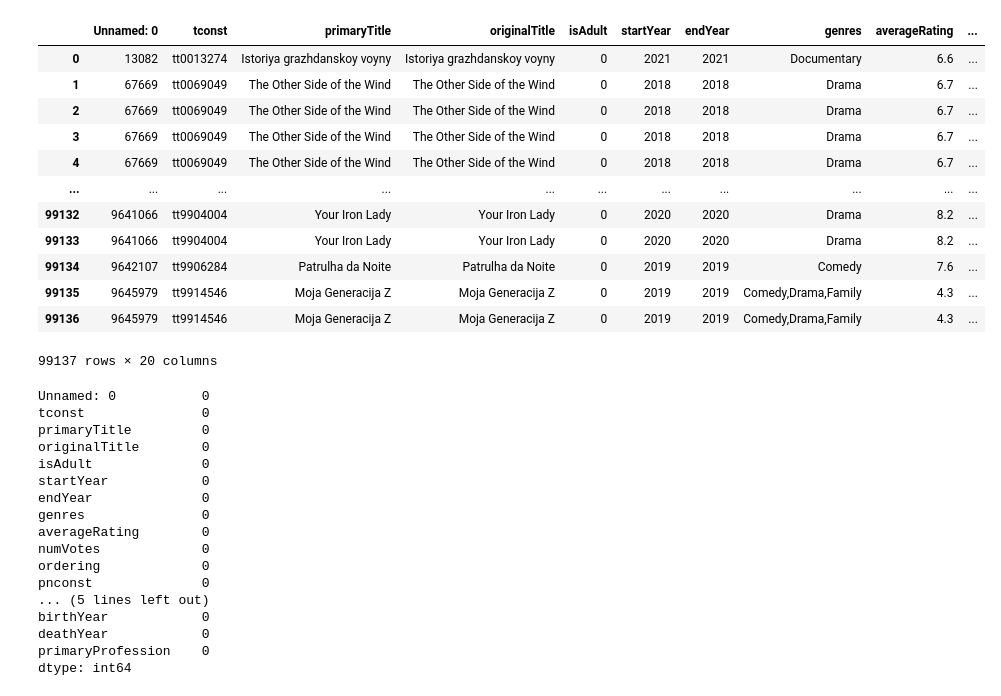
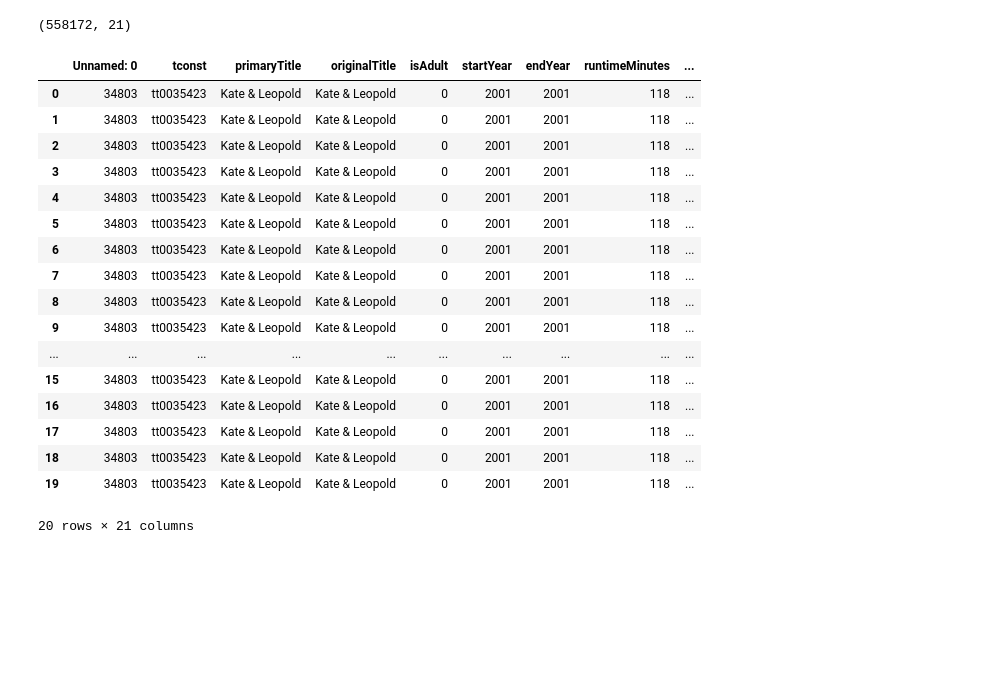
Before and after one commit to Lozzio99/Madness, a Jupyter notebook: MadAnalysis.ipynb, the cells around one changed output. Saved outputs shown, nothing was run; the diff lists cells and outputs as text; code cells hidden in the pictures; blank space fills up the shorter version.

```diff
--- a/MadAnalysis.ipynb
+++ b/MadAnalysis.ipynb
@@ -3,40 +3,28 @@ import pandas as pd
 import seaborn as sns
 # %%
 db = pd.read_csv('db_files/db_cleaned.csv')
+# %%
+db.shape
+# %% [output]
+(558172, 21)
 # %%
-db.head(10)
-db
+db.head(20)
 # %% [output]
-|  | Unnamed: 0 | tconst | primaryTitle | originalTitle | isAdult | startYear | endYear | genres | averageRating | ... |
-| 0 | 13082 | tt0013274 | Istoriya grazhdanskoy voyny | Istoriya grazhdanskoy voyny | 0 | 2021 | 2021 | Documentary | 6.6 | ... |
-| 1 | 67669 | tt0069049 | The Other Side of the Wind | The Other Side of the Wind | 0 | 2018 | 2018 | Drama | 6.7 | ... |
-| 2 | 67669 | tt0069049 | The Other Side of the Wind | The Other Side of the Wind | 0 | 2018 | 2018 | Drama | 6.7 | ... |
-| 3 | 67669 | tt0069049 | The Other Side of the Wind | The Other Side of the Wind | 0 | 2018 | 2018 | Drama | 6.7 | ... |
-| 4 | 67669 | tt0069049 | The Other Side of the Wind | The Other Side of the Wind | 0 | 2018 | 2018 | Drama | 6.7 | ... |
-| ... | ... | ... | ... | ... | ... | ... | ... | ... | ... | ... |
-| 99132 | 9641066 | tt9904004 | Your Iron Lady | Your Iron Lady | 0 | 2020 | 2020 | Drama | 8.2 | ... |
-| 99133 | 9641066 | tt9904004 | Your Iron Lady | Your Iron Lady | 0 | 2020 | 2020 | Drama | 8.2 | ... |
-| 99134 | 9642107 | tt9906284 | Patrulha da Noite | Patrulha da Noite | 0 | 2019 | 2019 | Comedy | 7.6 | ... |
-| 99135 | 9645979 | tt9914546 | Moja Generacija Z | Moja Generacija Z | 0 | 2019 | 2019 | Comedy,Drama,Family | 4.3 | ... |
-| 99136 | 9645979 | tt9914546 | Moja Generacija Z | Moja Generacija Z | 0 | 2019 | 2019 | Comedy,Drama,Family | 4.3 | ... |
+|  | Unnamed: 0 | tconst | primaryTitle | originalTitle | isAdult | startYear | endYear | runtimeMinutes | ... |
+| 0 | 34803 | tt0035423 | Kate & Leopold | Kate & Leopold | 0 | 2001 | 2001 | 118 | ... |
+| 1 | 34803 | tt0035423 | Kate & Leopold | Kate & Leopold | 0 | 2001 | 2001 | 118 | ... |
+| 2 | 34803 | tt0035423 | Kate & Leopold | Kate & Leopold | 0 | 2001 | 2001 | 118 | ... |
+| 3 | 34803 | tt0035423 | Kate & Leopold | Kate & Leopold | 0 | 2001 | 2001 | 118 | ... |
+| 4 | 34803 | tt0035423 | Kate & Leopold | Kate & Leopold | 0 | 2001 | 2001 | 118 | ... |
+| 5 | 34803 | tt0035423 | Kate & Leopold | Kate & Leopold | 0 | 2001 | 2001 | 118 | ... |
+| 6 | 34803 | tt0035423 | Kate & Leopold | Kate & Leopold | 0 | 2001 | 2001 | 118 | ... |
+| 7 | 34803 | tt0035423 | Kate & Leopold | Kate & Leopold | 0 | 2001 | 2001 | 118 | ... |
+| 8 | 34803 | tt0035423 | Kate & Leopold | Kate & Leopold | 0 | 2001 | 2001 | 118 | ... |
+| 9 | 34803 | tt0035423 | Kate & Leopold | Kate & Leopold | 0 | 2001 | 2001 | 118 | ... |
+| ... | ... | ... | ... | ... | ... | ... | ... | ... | ... |
+| 15 | 34803 | tt0035423 | Kate & Leopold | Kate & Leopold | 0 | 2001 | 2001 | 118 | ... |
+| 16 | 34803 | tt0035423 | Kate & Leopold | Kate & Leopold | 0 | 2001 | 2001 | 118 | ... |
+| 17 | 34803 | tt0035423 | Kate & Leopold | Kate & Leopold | 0 | 2001 | 2001 | 118 | ... |
+| 18 | 34803 | tt0035423 | Kate & Leopold | Kate & Leopold | 0 | 2001 | 2001 | 118 | ... |
+| 19 | 34803 | tt0035423 | Kate & Leopold | Kate & Leopold | 0 | 2001 | 2001 | 118 | ... |
-99137 rows × 20 columns
+20 rows × 21 columns
-# %%
-db[db.isnull()].count()
-# %% [output]
-Unnamed: 0           0
-tconst               0
-primaryTitle         0
-originalTitle        0
-isAdult              0
-startYear            0
-endYear              0
-genres               0
-averageRating        0
-numVotes             0
-ordering             0
-pnconst              0
-... (5 lines left out)
-birthYear            0
-deathYear            0
-primaryProfession    0
-dtype: int64
```
Also changed, not shown: 2 other files.
